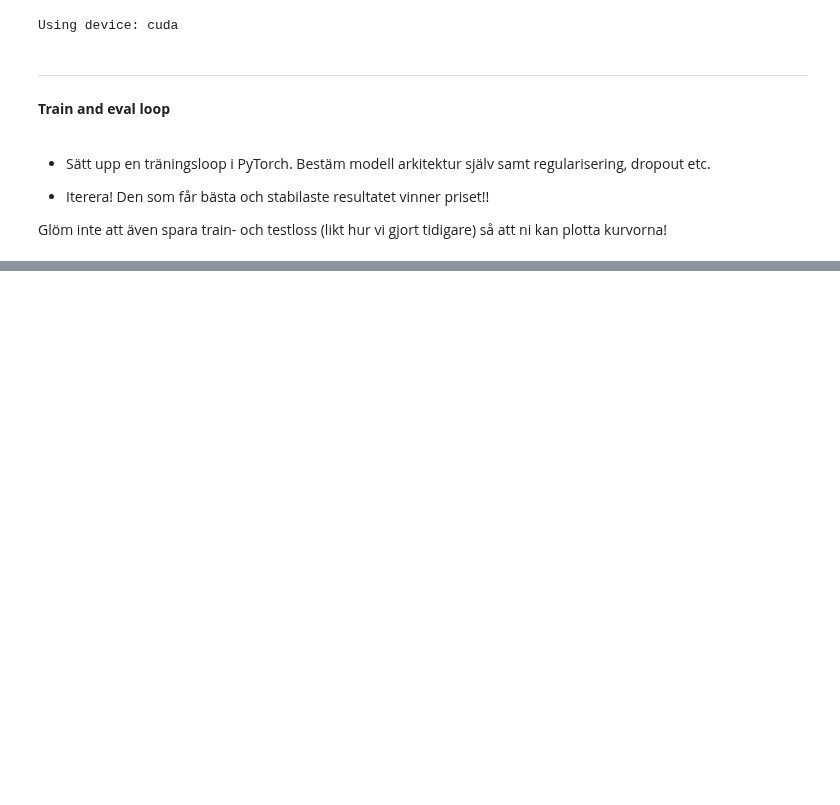
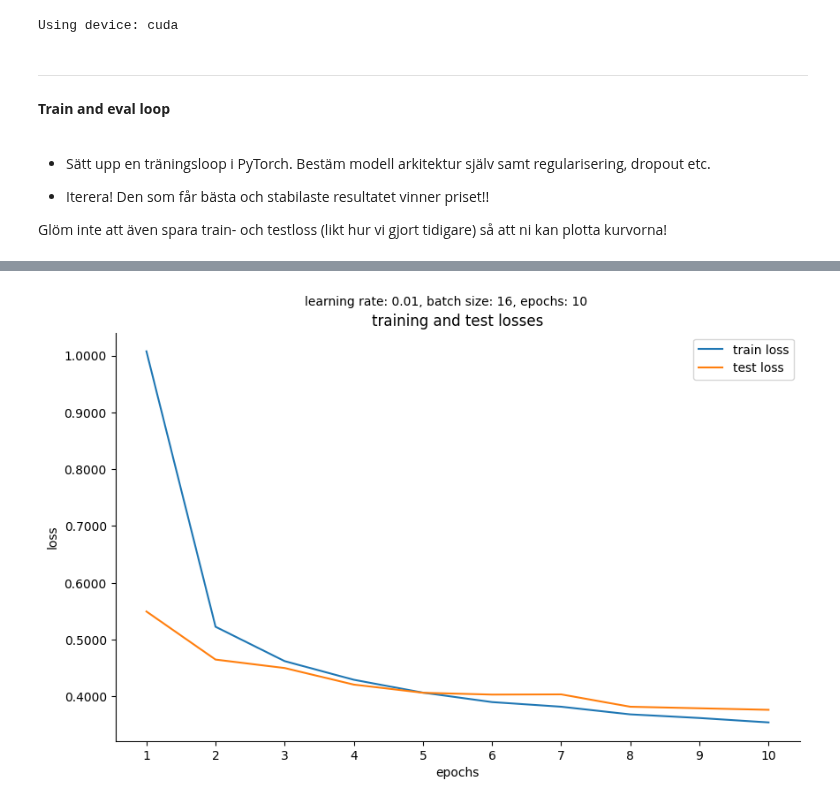
Before and after one commit to FutureGoose/OctaCycleCNN, a Jupyter notebook: exercises/w4/Competition.ipynb, the cells around one changed output, grey strips where cells are left out. Drawn from its saved outputs; the diff is of its cells as text; code cells hidden in the pictures; blank space fills up the shorter version.

```diff
--- a/exercises/w4/Competition.ipynb
+++ b/exercises/w4/Competition.ipynb
@@ -169,17 +455,40 @@ for epoch in range(EPOCHS):
 # %%
-
 class Net(nn.Module):
     def __init__(self, input_size, output_size):
         super().__init__()
-        self.fc1 = nn.Linear(input_size, 32)
-        self.fc2 = nn.Linear(32, 32)
-        self.fc3 = nn.Linear(32, 1)
+        self.flatten = nn.Flatten()
+        self.fc1 = nn.Linear(input_size, 64)
+        self.fc2 = nn.Linear(64, 32)
+        self.fc3 = nn.Linear(32, 16)
+        self.fc4 = nn.Linear(16, output_size)
         self.relu = nn.ReLU()
-        self.softmax = nn.Softmax(dim=1)
+        self.dropout1 = nn.Dropout(0.2)
 
     def forward(self, x):
+        x = self.flatten(x)
         x = self.relu(self.fc1(x))
+        x = self.dropout1(x)
         x = self.relu(self.fc2(x))
-        x = self.fc3(x)
-        x = self.softmax(x)
+        x = self.relu(self.fc3(x))
+        x = self.fc4(x)
+        # x = self.softmax(x)
         return x
+
+# initialize trainer
+trainer = ModelTrainer(
+    input_size=trainset[0][0].numel(),
+    output_size=10,
+    device=device,
+    batch_size=16,
+    learning_rate=0.01,
+    l2_lambda=0.001,
+    verbose=False
+)
+
+# train model
+trained_model = trainer.train(
+    training_set=trainset,
+    test_set=testset,
+    num_epochs=10
+)
+# %% [output]
@@ -185,0 +505 @@ class Net(nn.Module):
+[figure, added]
```
Also changed, not shown: parts of 8 cells of this notebook.
